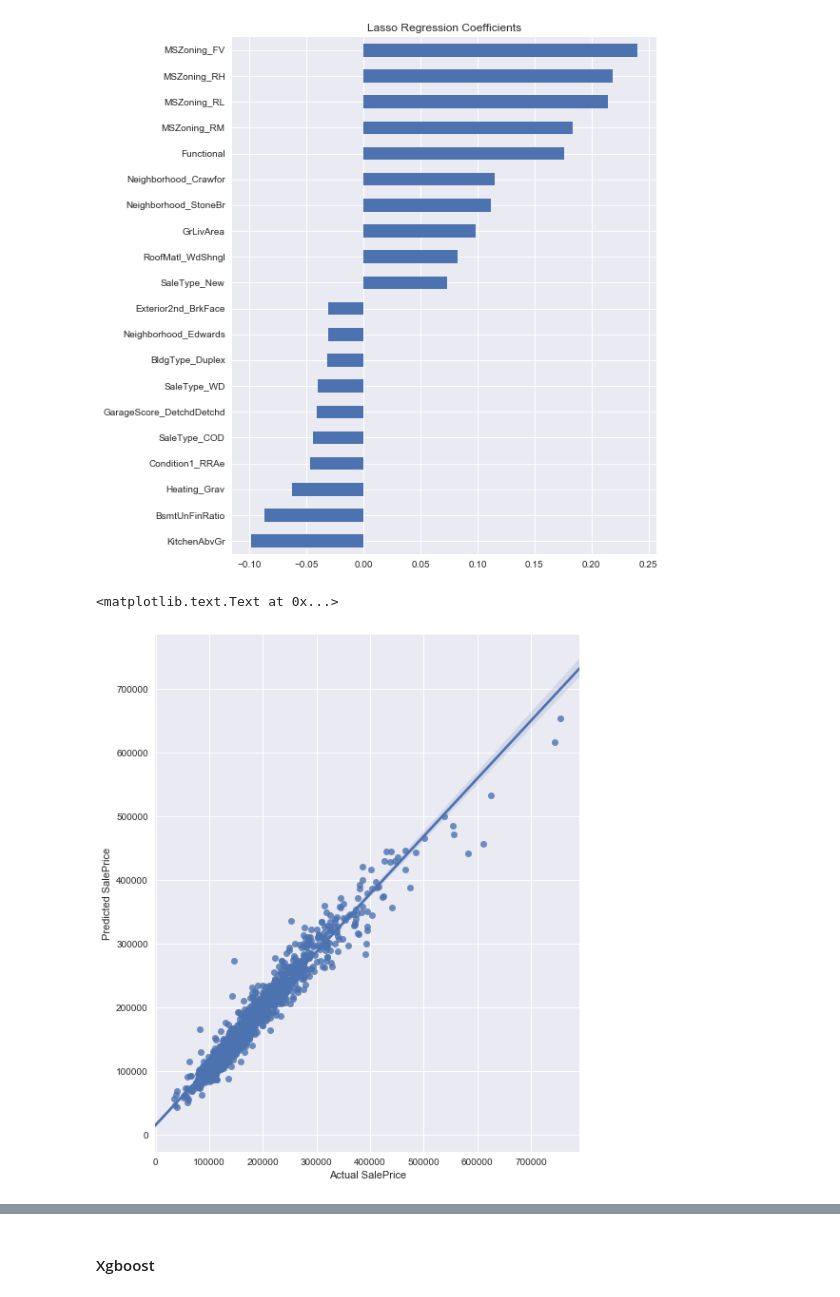
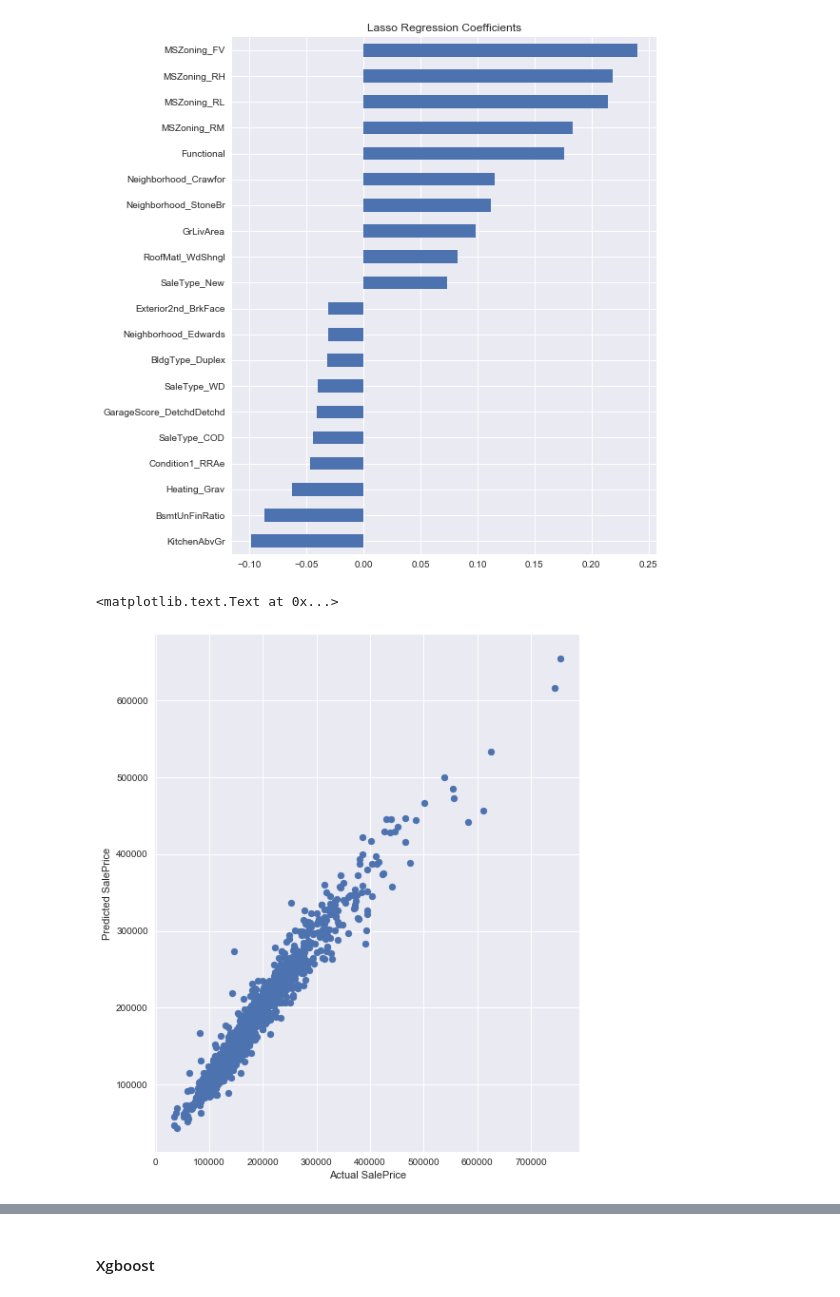
Before and after one commit to shom-gh/ML_project, a Jupyter notebook: Kaggle - House Prediction final.ipynb, the cells around one changed output, grey strips where cells are left out. Drawn from its saved outputs; the diff is of its cells as text; code cells hidden in the pictures.

```diff
--- a/Kaggle - House Prediction final.ipynb
+++ b/Kaggle - House Prediction final.ipynb
@@ -666,12 +666,12 @@ plt.title("Lasso Regression Coefficients")
 # %%
 # Linearity plot
 y_hat = fit_lasso.predict(train)
-sns.regplot(np.exp(y), np.exp(y_hat))
+plt.scatter(np.exp(y), np.exp(y_hat))
 plt.xlabel("Actual SalePrice")
 plt.ylabel("Predicted SalePrice")
 # %% [output]
 <matplotlib.text.Text at 0x...>
-[figure, old version]
+[figure, new version]
 # %%
 # residual plot
 lasso_res = y - y_hat
```
Also changed, not shown: parts of 1 cell of this notebook, 1 other file.
